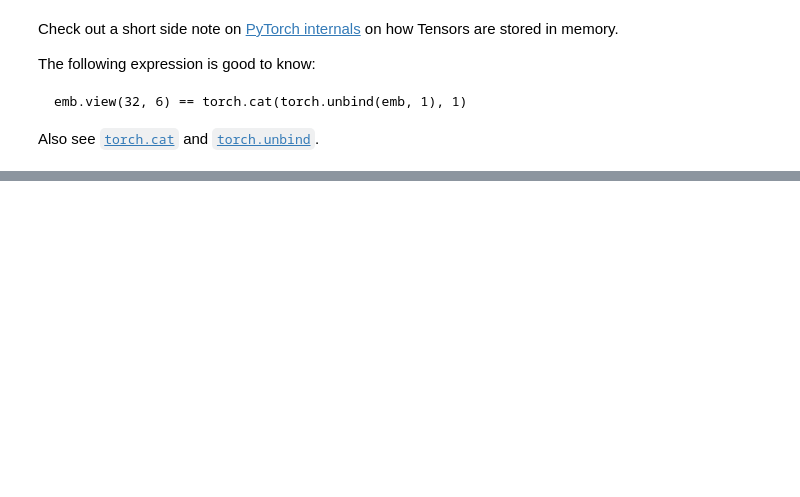
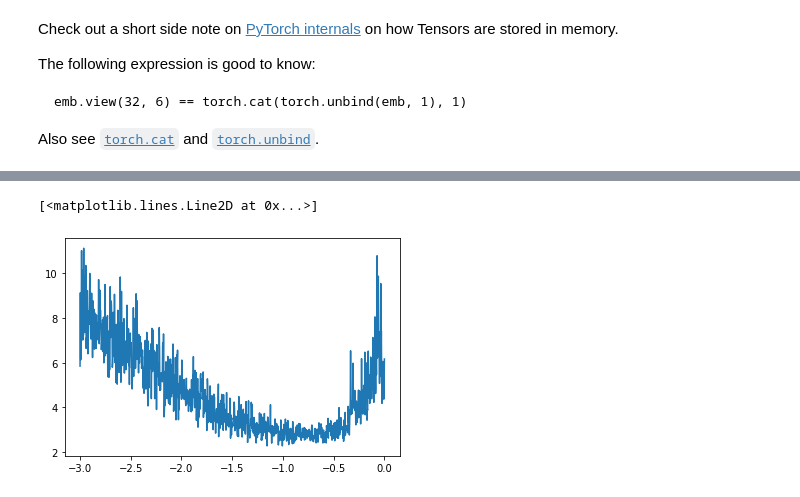
Before and after one commit to AndreasMing/Learning, a Jupyter notebook: NN_Makemore/NeuralnetsWithMakemore.ipynb, the cells around one changed output, grey strips where cells are left out. Cells and saved outputs as stored; diff of their text form; code cells hidden in the pictures; blank space fills up the shorter version.

Commit message:
Splited dataset training

```diff
--- a/NN_Makemore/NeuralnetsWithMakemore.ipynb
+++ b/NN_Makemore/NeuralnetsWithMakemore.ipynb
@@ -515,7 +517,7 @@ Taking the wordlist from above.
 block_size = 3          # number of characters used to predict the next one
 X, Y = [], []           # X: Input to the neural net, Y: Label for each example in X
 
-for w in words[:5]:
+for w in words[:]:
   #print(w)
   context = [0] * block_size
   for ch in w + '.':
@@ -566,7 +571,14 @@ h = torch.tanh(emb.view(-1, 6) @ W1 + b1)       # hidden layer of activations ->
 W2 = torch.randn(100, 27)     # 27 output neurons for every char
 b2 = torch.randn(27)
 
+# number of parameters
+print('number of parameters:', sum(p.nelement() for p in [C, W1, b1, W2, b2]))
+
 logits = h @ W2 + b2
 # softmax
 counts = logits.exp()           # fake counts
 prob = counts / counts.sum(1, keepdims=True)    # normalize into probability
+
+#loss
+loss = -prob[torch.arange(32), Y].log().mean()   # negative log likelihood
+print('loss: ', loss)
@@ -574,0 +692,7 @@ https://youtu.be/TCH_1BHY58I?t=1833
+# %%
+# evaluate loss of the whole dataset
+emb = C[X]                                  # input layer
+h = torch.tanh(emb.view(-1, 6) @ W1 + b1)   # hidden layer
+logits = h @ W2 + b2                        # output layer
+loss = F.cross_entropy(logits, Y)
+print(f'loss: {loss.item()}')
@@ -574,0 +710,33 @@ https://youtu.be/TCH_1BHY58I?t=1833
+# %%
+lre = torch.linspace(-3, 0, 1000)    # learning rate exponent
+lrs = 10**lre
+# %%
+lri = []
+lossi = []
+for i in range(1000):
+  # minibatch construct
+  ix = torch.randint(0, X.shape[0], (32,))
+  # forward pass
+  emb = C[X[ix]]                                  # input layer
+  h = torch.tanh(emb.view(-1, 6) @ W1 + b1)   # hidden layer
+  logits = h @ W2 + b2                        # output layer
+  loss = F.cross_entropy(logits, Y[ix])
+
+  #print(loop, '\t', loss.item())
+  loop += 1
+  # backward pass
+  for p in parameters:
+    p.grad = None
+  loss.backward()
+
+  # update
+  lr = lrs[i]                   # get next learning rate
+  for p in parameters:
+    p.data += -lr * p.grad
+
+  # track stats
+  lri.append(lre[i])            # log exponent of learning rate
+  lossi.append(loss.item())     # log corresponding log
+
+plt.plot(lri, lossi)
+# %% [output]
@@ -574,0 +745,2 @@ https://youtu.be/TCH_1BHY58I?t=1833
+[<matplotlib.lines.Line2D at 0x...>]
+[figure, added]
```
Also changed, not shown: parts of 29 cells of this notebook.
